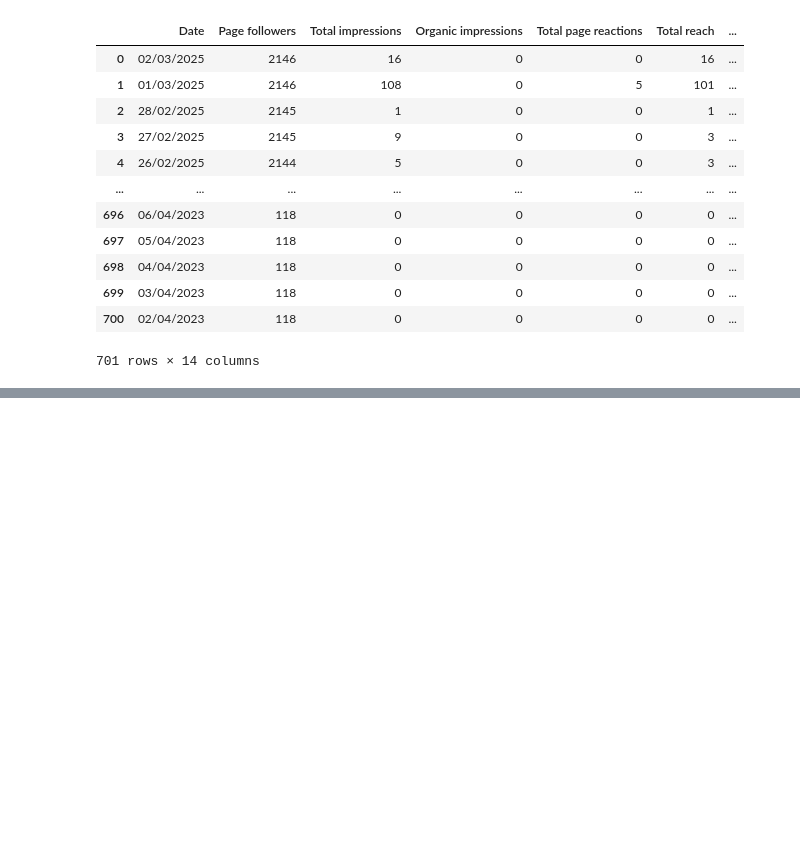
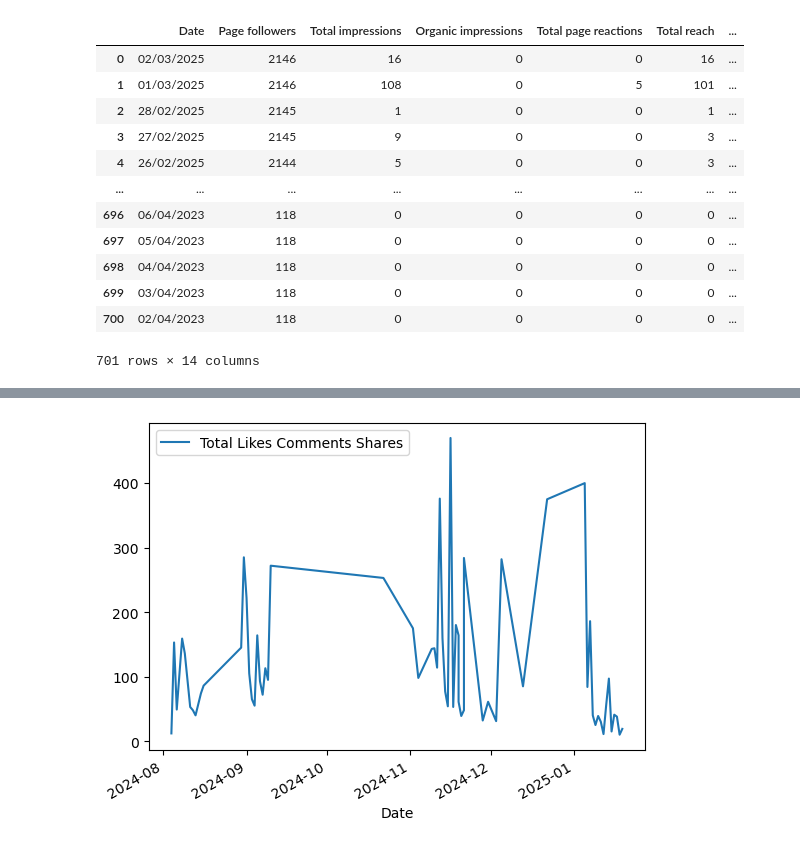
Before and after one commit to maryamzarin/ThrivingChildProj, a Jupyter notebook: Python Challenge.ipynb, the cells around one changed output, grey strips where cells are left out. Saved outputs shown, nothing was run; the diff lists cells and outputs as text; code cells hidden in the pictures; blank space fills up the shorter version.

Commit message:
Create line graphs and bar charts based on engagement

```diff
--- a/Python Challenge.ipynb
+++ b/Python Challenge.ipynb
@@ -32,3 +33,12 @@ facebookDF
 | 699 | 03/04/2023 | 118 | 0 | 0 | 0 | 0 | ... |
 | 700 | 02/04/2023 | 118 | 0 | 0 | 0 | 0 | ... |
 701 rows × 14 columns
+# %%
+# 1. Data Cleaning, Read data into data frame and handle missing data
+
+insta_xls = pd.ExcelFile("Copy of Instagram_Analytics - DO NOT DELETE (for interview purposes).xlsx")
+profileOverviewDF = insta_xls.parse(0)
+postEngageDF = insta_xls.parse(1)
+ageGenderDF = insta_xls.parse(2)
+topCitiesDF = insta_xls.parse(3)
+postEngageDF
@@ -34,0 +80,12 @@ facebookDF
+# %%
+# 2. Basic Analysis
+# Instagram Post
+# average engagement rate for Instagram posts.
+
+postEngageDF["Total Engagement"] = postEngageDF["Media impressions"] +postEngageDF["Media reach"]+ postEngageDF["Like count"]+postEngageDF["Comments count"]+postEngageDF["Shares"]+postEngageDF["Unique saves"]
+postEngageDF["Total Likes Comments Shares"] = postEngageDF["Like count"]+postEngageDF["Comments count"]+postEngageDF["Shares"]
+avLike = round(postEngageDF.loc[:, "Like count"].mean(), 1)
+avComment = round(postEngageDF.loc[:, "Comments count"].mean(), 1)
+avShares = round(postEngageDF.loc[:, "Shares"].mean(), 1)
+
+print("Average number of likes per post is",avLike,". Average number of comments per post is",avComment,". Average number of shares per post is",avShares,".")
@@ -34,0 +132,7 @@ facebookDF
+# %%
+# 3. Visualisation
+# Line chart showing post engagement trends against time
+
+engageVStimeDF = postEngageDF[['Date','Total Likes Comments Shares','Total Engagement']]
+
+engageVStimeDF
@@ -34,0 +153,5 @@ facebookDF
+# %%
+engageVStimeDF.plot('Date', 'Total Likes Comments Shares')
+plt.show()
+# %% [output]
+[figure, added]
```
Also changed, not shown: parts of 17 cells of this notebook, 4 other files.
